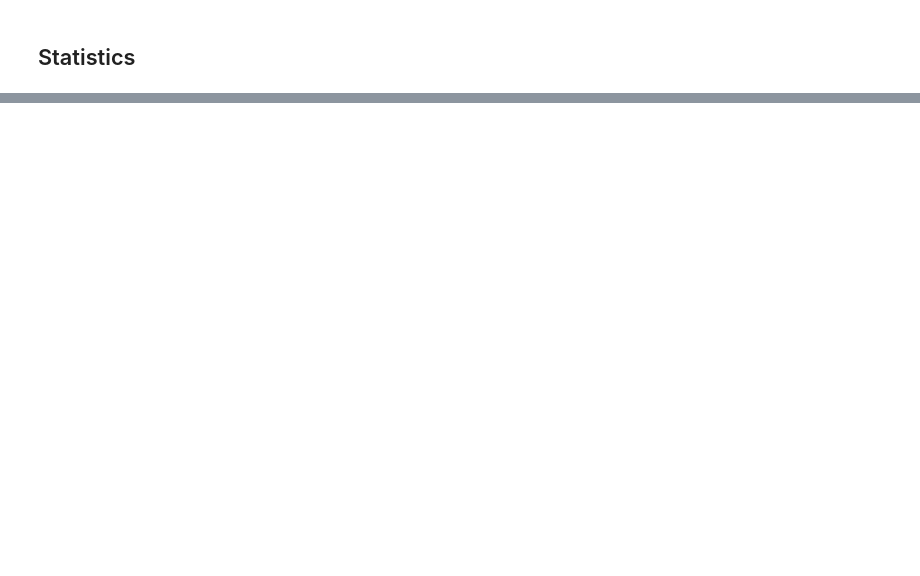
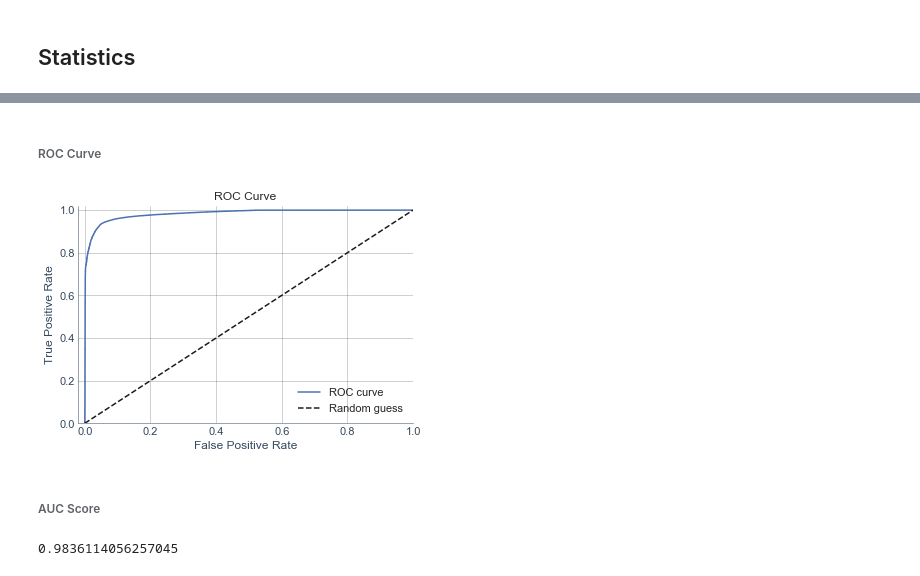
Before and after one commit to vanditnarula123/SpringBoard, a Jupyter notebook: Consolidated Lending Club Project 1.ipynb, the cells around one changed output, grey strips where cells are left out. Saved outputs shown, nothing was run; the diff lists cells and outputs as text; code cells hidden in the pictures; blank space fills up the shorter version.

```diff
--- a/Consolidated Lending Club Project 1.ipynb
+++ b/Consolidated Lending Club Project 1.ipynb
@@ -472,0 +702,2 @@ sns.catplot(x="loan_amnt", y="addr_state", kind="box", data=df_default, size=35,
+# %%
+df = df.dropna(how='any')
@@ -472,0 +723,4 @@ sns.catplot(x="loan_amnt", y="addr_state", kind="box", data=df_default, size=35,
+# %%
+X = df.columns.values.tolist()
+X.remove('loan_status')
+y = 'loan_status'
@@ -472,0 +736,6 @@ sns.catplot(x="loan_amnt", y="addr_state", kind="box", data=df_default, size=35,
+# %%
+from sklearn.model_selection import train_test_split
+train_X, test_X, train_y, test_y = train_test_split(df[X], df[y], test_size=0.3)
+print(train_X.shape)
+print(test_X.shape)
+#splitting into training and testing data
@@ -472,0 +767,3 @@ sns.catplot(x="loan_amnt", y="addr_state", kind="box", data=df_default, size=35,
+# %%
+logreg = LogisticRegression()
+logreg.fit(train_X, train_y)
@@ -472,0 +808,28 @@ sns.catplot(x="loan_amnt", y="addr_state", kind="box", data=df_default, size=35,
+# %% [markdown]
+###### ROC Curve
+# %%
+from sklearn.metrics import roc_curve
+import matplotlib.pyplot as plt
+%matplotlib inline
+
+y_pred_prob = logreg.predict_proba(test_X)[:,1]
+fpr, tpr, thresholds = roc_curve(test_y, y_pred_prob)
+# create plot
+plt.plot(fpr, tpr, label='ROC curve')
+plt.plot([0, 1], [0, 1], 'k--', label='Random guess')
+_ = plt.xlabel('False Positive Rate')
+_ = plt.ylabel('True Positive Rate')
+_ = plt.title('ROC Curve')
+_ = plt.xlim([-0.02, 1])
+_ = plt.ylim([0, 1.02])
+_ = plt.legend(loc="lower right")
+# %% [output]
+[figure, added]
+# %% [markdown]
+###### AUC Score
+# %%
+from sklearn.metrics import roc_auc_score
+
+roc_auc_score(test_y, y_pred_prob)
+# %% [output]
+0.9836114056257045
```
Also changed, not shown: parts of 103 cells of this notebook.
